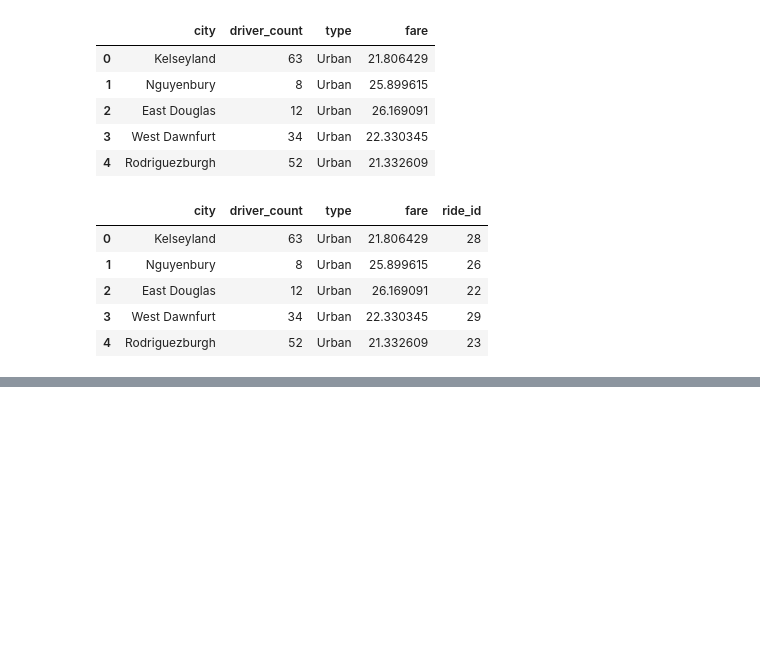
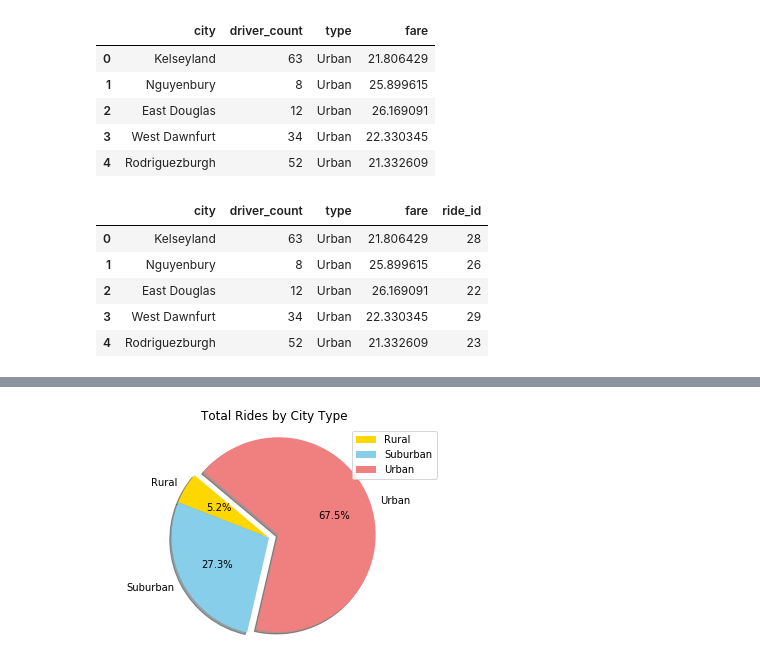
Before and after one commit to donnaadietrich/utexas-homework-matplotlib, a Jupyter notebook: Pyber/pyber.ipynb, the cells around one changed output, grey strips where cells are left out. Cells and saved outputs as stored; diff of their text form; code cells hidden in the pictures; blank space fills up the shorter version.

```diff
--- a/Pyber/pyber.ipynb
+++ b/Pyber/pyber.ipynb
@@ -93,0 +123,11 @@ plt.show()
+# %%
+# * % of Total Rides by City Type
+colors = ['gold', 'skyblue', 'lightcoral']
+groupby_type.plot(kind='pie', y='ride_id', autopct='%1.1f%%', colors=colors, explode = (0, 0, 0.1), startangle=140, shadow=True, labels=groupby_type['type'], legend = True)
+plt.axis("equal")
+plt.axes().set_ylabel('')
+plt.title("Total Rides by City Type")
+#plt.savefig("ridesbycitytype.png")
+plt.show()
+# %% [output]
+[figure, added]
```
Also changed, not shown: parts of 5 cells of this notebook.
